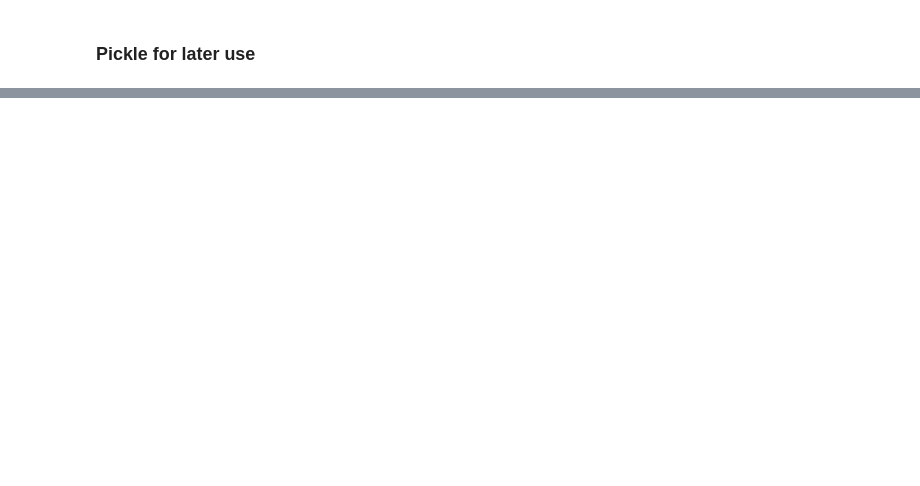
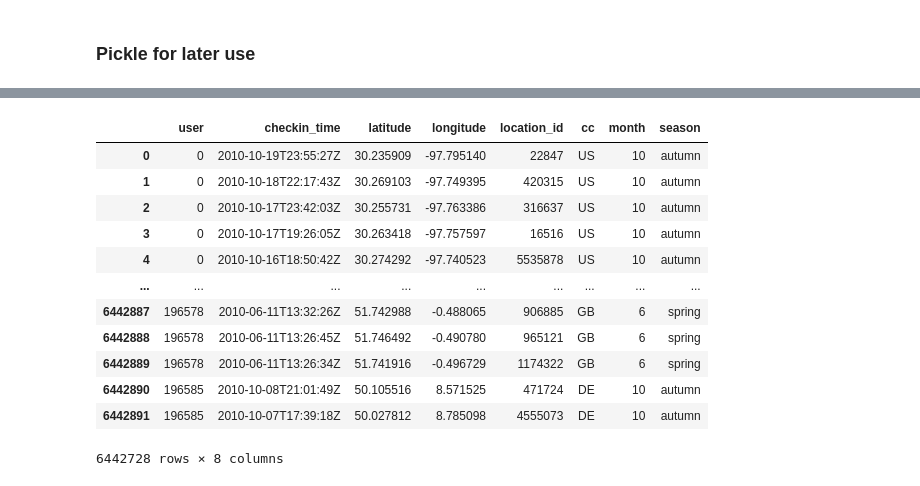
Before and after one commit to epfl-ada/ada-2020-project-milestone-p3-p3_a-dope-acronym, a Jupyter notebook: seasonal_patterns.ipynb, the cells around one changed output, grey strips where cells are left out. Saved outputs shown, nothing was run; the diff lists cells and outputs as text; code cells hidden in the pictures; blank space fills up the shorter version.

```diff
--- a/seasonal_patterns.ipynb
+++ b/seasonal_patterns.ipynb
@@ -123,0 +181,21 @@ pickle.dump(checkin_gowalla, open('pickles/checkin_gowalla', 'wb'))
+# %%
+checkin_gowalla['month'] = checkin_gowalla.apply(lambda row: dt.strptime(row['checkin_time'],
+                                                                               '%Y-%m-%dT%H:%M:%SZ').month, axis=1)
+# %%
+checkin_gowalla['season'] = checkin_gowalla.apply(lambda row: get_season(row), axis=1)
+# %%
+checkin_gowalla
+# %% [output]
+|  | user | checkin_time | latitude | longitude | location_id | cc | month | season |
+| 0 | 0 | 2010-10-19T23:55:27Z | 30.235909 | -97.795140 | 22847 | US | 10 | autumn |
+| 1 | 0 | 2010-10-18T22:17:43Z | 30.269103 | -97.749395 | 420315 | US | 10 | autumn |
+| 2 | 0 | 2010-10-17T23:42:03Z | 30.255731 | -97.763386 | 316637 | US | 10 | autumn |
+| 3 | 0 | 2010-10-17T19:26:05Z | 30.263418 | -97.757597 | 16516 | US | 10 | autumn |
+| 4 | 0 | 2010-10-16T18:50:42Z | 30.274292 | -97.740523 | 5535878 | US | 10 | autumn |
+| ... | ... | ... | ... | ... | ... | ... | ... | ... |
+| 6442887 | 196578 | 2010-06-11T13:32:26Z | 51.742988 | -0.488065 | 906885 | GB | 6 | spring |
+| 6442888 | 196578 | 2010-06-11T13:26:45Z | 51.746492 | -0.490780 | 965121 | GB | 6 | spring |
+| 6442889 | 196578 | 2010-06-11T13:26:34Z | 51.741916 | -0.496729 | 1174322 | GB | 6 | spring |
+| 6442890 | 196585 | 2010-10-08T21:01:49Z | 50.105516 | 8.571525 | 471724 | DE | 10 | autumn |
+| 6442891 | 196585 | 2010-10-07T17:39:18Z | 50.027812 | 8.785098 | 4555073 | DE | 10 | autumn |
+6442728 rows × 8 columns
```
Also changed, not shown: parts of 9 cells of this notebook.
